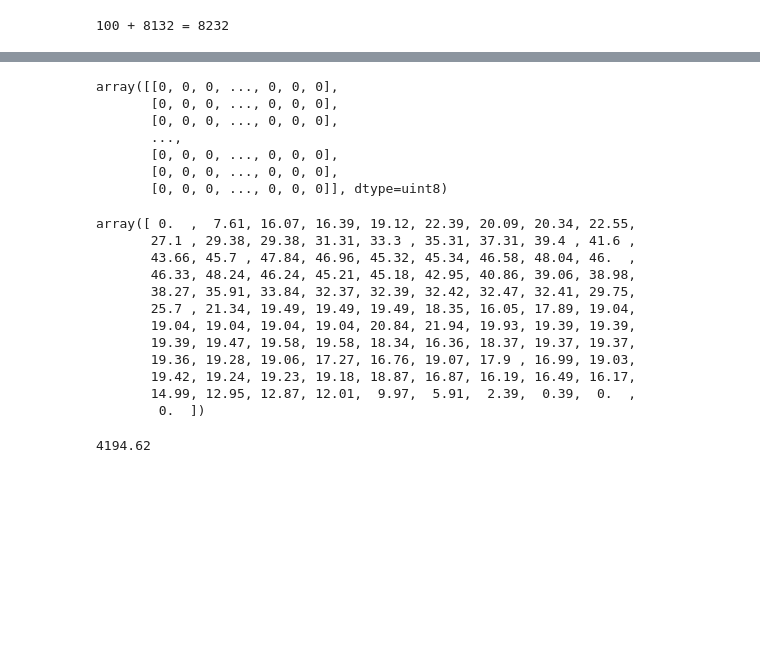
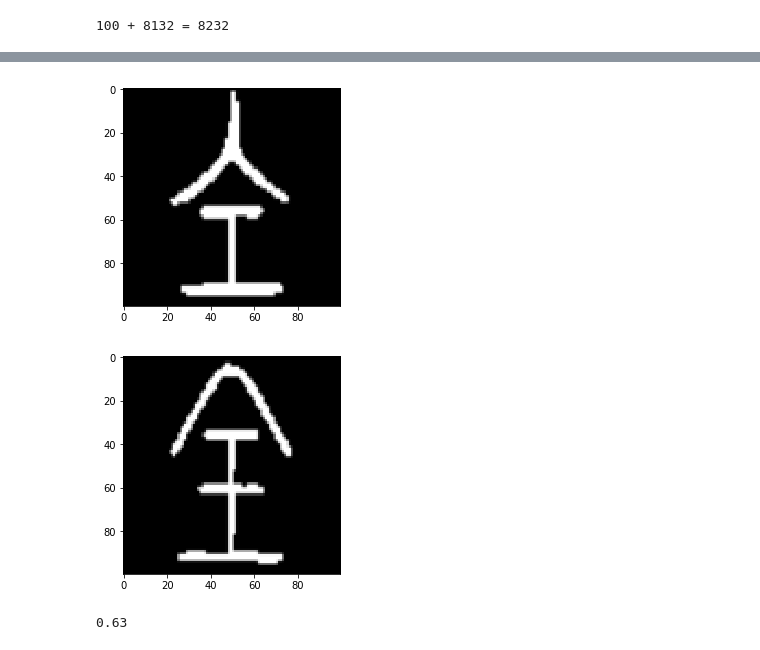
Before and after one commit to matthewgiem/chinese_characters, a Jupyter notebook: character_finger_prints.ipynb, the cells around one changed output, grey strips where cells are left out. Saved outputs shown, nothing was run; the diff lists cells and outputs as text; code cells hidden in the pictures; blank space fills up the shorter version.

Commit message:
create simple model 63% accurate

```diff
--- a/character_finger_prints.ipynb
+++ b/character_finger_prints.ipynb
@@ -248,10 +230,0 @@ sample = testing_data[4][0]
-# %%
-sample
-# %% [output]
-array([[0, 0, 0, ..., 0, 0, 0],
-       [0, 0, 0, ..., 0, 0, 0],
-       [0, 0, 0, ..., 0, 0, 0],
-       ...,
-       [0, 0, 0, ..., 0, 0, 0],
-       [0, 0, 0, ..., 0, 0, 0],
-       [0, 0, 0, ..., 0, 0, 0]], dtype=uint8)
@@ -260,19 +231,10 @@ sample_horizontal = np.average(sample, axis=1)
-# %%
-sample_horizontal
-# %% [output]
-array([ 0.  ,  7.61, 16.07, 16.39, 19.12, 22.39, 20.09, 20.34, 22.55,
-       27.1 , 29.38, 29.38, 31.31, 33.3 , 35.31, 37.31, 39.4 , 41.6 ,
-       43.66, 45.7 , 47.84, 46.96, 45.32, 45.34, 46.58, 48.04, 46.  ,
-       46.33, 48.24, 46.24, 45.21, 45.18, 42.95, 40.86, 39.06, 38.98,
-       38.27, 35.91, 33.84, 32.37, 32.39, 32.42, 32.47, 32.41, 29.75,
-       25.7 , 21.34, 19.49, 19.49, 19.49, 18.35, 16.05, 17.89, 19.04,
-       19.04, 19.04, 19.04, 19.04, 20.84, 21.94, 19.93, 19.39, 19.39,
-       19.39, 19.47, 19.58, 19.58, 18.34, 16.36, 18.37, 19.37, 19.37,
-       19.36, 19.28, 19.06, 17.27, 16.76, 19.07, 17.9 , 16.99, 19.03,
-       19.42, 19.24, 19.23, 19.18, 18.87, 16.87, 16.19, 16.49, 16.17,
-       14.99, 12.95, 12.87, 12.01,  9.97,  5.91,  2.39,  0.39,  0.  ,
-        0.  ])
-# %%
-sum(abs(first_finger_print - sample_horizontal))
-# %% [output]
-4194.62
+# %%
+plt.imshow(testing_data[45][0], cmap='gray')
+plt.show()
+# %% [output]
+[figure, added]
+# %%
+plt.imshow(training_data[np.argmin(list_of_scores)][0], cmap='gray')
+plt.show()
+# %% [output]
+[figure, added]
@@ -278,0 +255,4 @@ sum(abs(first_finger_print - sample_horizontal))
+# %%
+model_accuracy(testing_data, finger_print)
+# %% [output]
+0.63
```
Also changed, not shown: parts of 20 cells of this notebook.
